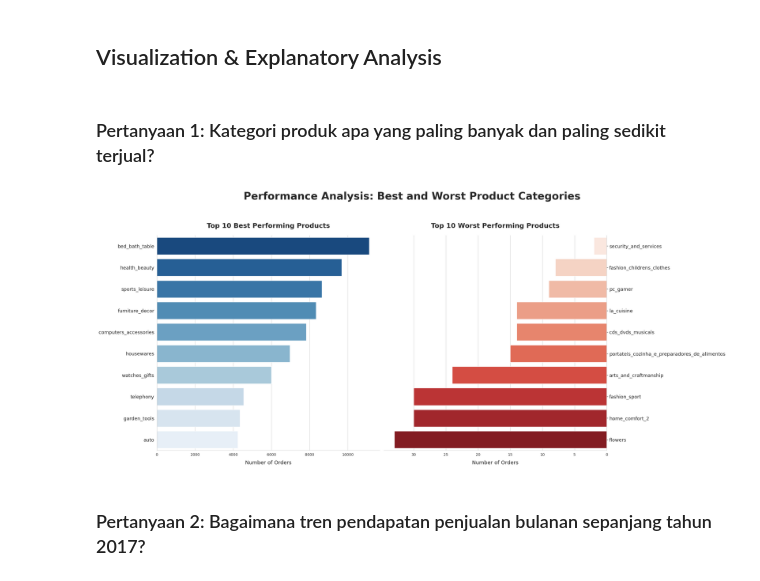
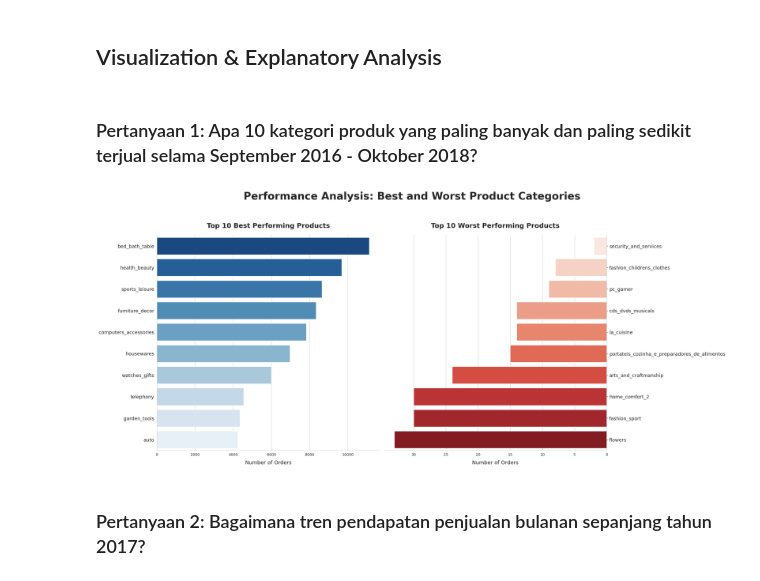
Before and after one commit to vitogunawan18/proyek-analisis-data, a Jupyter notebook: notebook.ipynb, the cells around one changed output. Drawn from its saved outputs; the diff is of its cells as text; code cells hidden in the pictures.

Commit message:
Fix EDA requirements and synchronize dashboard visuals

```diff
--- a/notebook.ipynb
+++ b/notebook.ipynb
@@ -214,10 +451,14 @@ display(category_counts.head())
 # %% [markdown]
 ## Visualization & Explanatory Analysis
 # %% [markdown]
-### Pertanyaan 1: Kategori produk apa yang paling banyak dan paling sedikit terjual?
+### Pertanyaan 1: Apa 10 kategori produk yang paling banyak dan paling sedikit terjual selama September 2016 - Oktober 2018?
 # %%
 # Set style agar lebih bersih
 sns.set_style("whitegrid")
+
+# Mendefinisikan top_10 dan bottom_10
+top_10 = category_counts.head(10)
+bottom_10 = category_counts.sort_values(by="order_count", ascending=True).head(10)
 
 fig, ax = plt.subplots(nrows=1, ncols=2, figsize=(24, 10))
 
@@ -238,34 +479,34 @@ ax[0].set_ylabel(None)
 ax[0].set_xlabel('Number of Orders', fontsize=14, labelpad=10)
 ax[0].set_title("Top 10 Best Performing Products", loc="center", fontsize=18, fontweight='bold', pad=20)
 ax[0].tick_params(axis='y', labelsize=13)
 ax[0].spines['top'].set_visible(False)
 ax[0].spines['right'].set_visible(False)
 
 
 sns.barplot(
     x="order_count",
     y="product_category",
     data=bottom_10,
     palette=bottom_colors,
     ax=ax[1],
     hue="product_category",
     legend=False
 )
 ax[1].set_ylabel(None)
 ax[1].set_xlabel('Number of Orders', fontsize=14, labelpad=10)
 ax[1].invert_xaxis()
 ax[1].yaxis.set_label_position("right")
 ax[1].yaxis.tick_right()
 ax[1].set_title("Top 10 Worst Performing Products", loc="center", fontsize=18, fontweight='bold', pad=20)
 ax[1].tick_params(axis='y', labelsize=13)
 ax[1].spines['top'].set_visible(False)
 ax[1].spines['left'].set_visible(False)
 
 plt.suptitle("Performance Analysis: Best and Worst Product Categories", fontsize=28, fontweight='bold', y=1.05)
 plt.tight_layout()
 plt.show()
 # %% [output]
-[figure, old version]
+[figure, new version]
 # %% [markdown]
 ### Pertanyaan 2: Bagaimana tren pendapatan penjualan bulanan sepanjang tahun 2017?
 # %%
```
Also changed, not shown: parts of 21 cells of this notebook, 1 other file.
